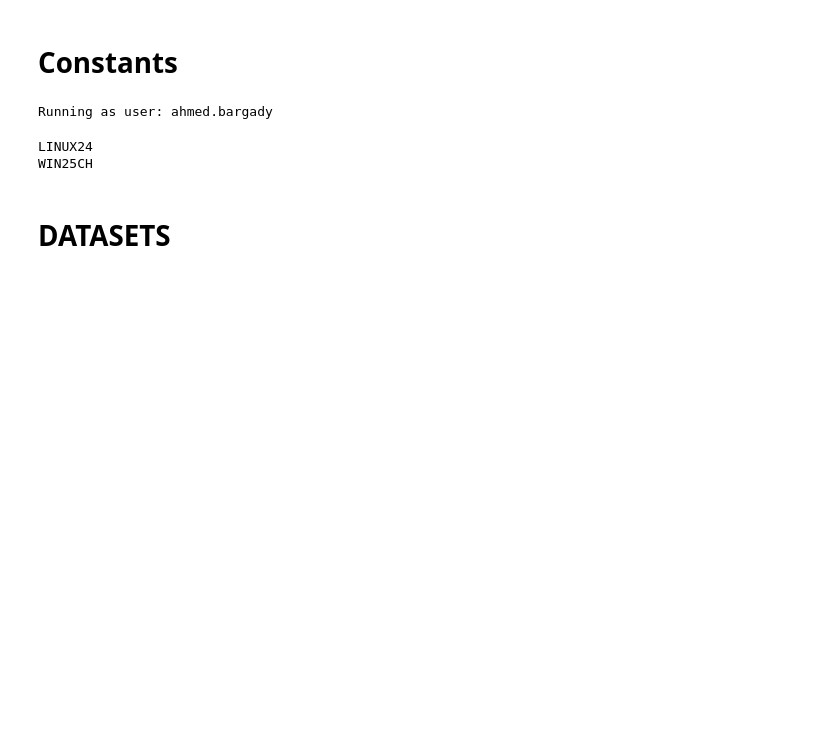
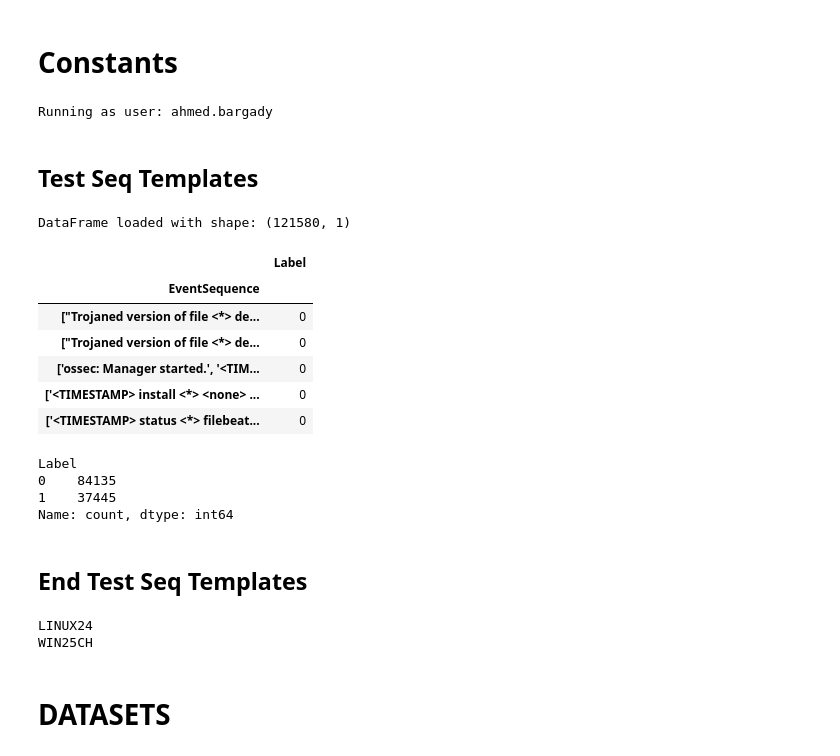
Before and after one commit to AhmedCoolProjects/logadu-py, a Jupyter notebook: analysis.ipynb, the cells around one changed output. Drawn from its saved outputs; the diff is of its cells as text; code cells hidden in the pictures; blank space fills up the shorter version.

```diff
--- a/analysis.ipynb
+++ b/analysis.ipynb
@@ -9,6 +9,34 @@ _USER = os.getenv("USER", "unknown_user")
 print(f"Running as user: {_USER}")
 # %% [output]
 Running as user: ahmed.bargady
+# %% [markdown]
+## Test Seq Templates
+# %%
+_PATH = f"/home/{_USER}/lustre/data_sec-um6p-st-sccs-6sevvl76uja/IDS/ahmed.bargady/datasets/AITv2/preprocessing/Linux24APT/drain/Linux24APT_10_1_seq_template.csv"
+# %%
+_df = pd.read_csv(_PATH, index_col=0)
+print(f"DataFrame loaded with shape: {_df.shape}")
+# %% [output]
+DataFrame loaded with shape: (121580, 1)
+# %%
+_df.head()
+# %% [output]
+|  | Label |
+| EventSequence |  |
+| ["Trojaned version of file <*> de... | 0 |
+| ["Trojaned version of file <*> de... | 0 |
+| ['ossec: Manager started.', '<TIM... | 0 |
+| ['<TIMESTAMP> install <*> <none> ... | 0 |
+| ['<TIMESTAMP> status <*> filebeat... | 0 |
+# %%
+_df['Label'].value_counts()
+# %% [output]
+Label
+0    84135
+1    37445
+Name: count, dtype: int64
+# %% [markdown]
+## End Test Seq Templates
 # %%
 DATA_DIR = f"/home/{_USER}/lustre/nlp_team-um6p-st-sccs-id7fz1zvotk/IDS/ahmed.bargady/data/github/logs-ad-ultimate/logadu-package/dataset/data"
 
```
Also changed, not shown: 12 other files.
